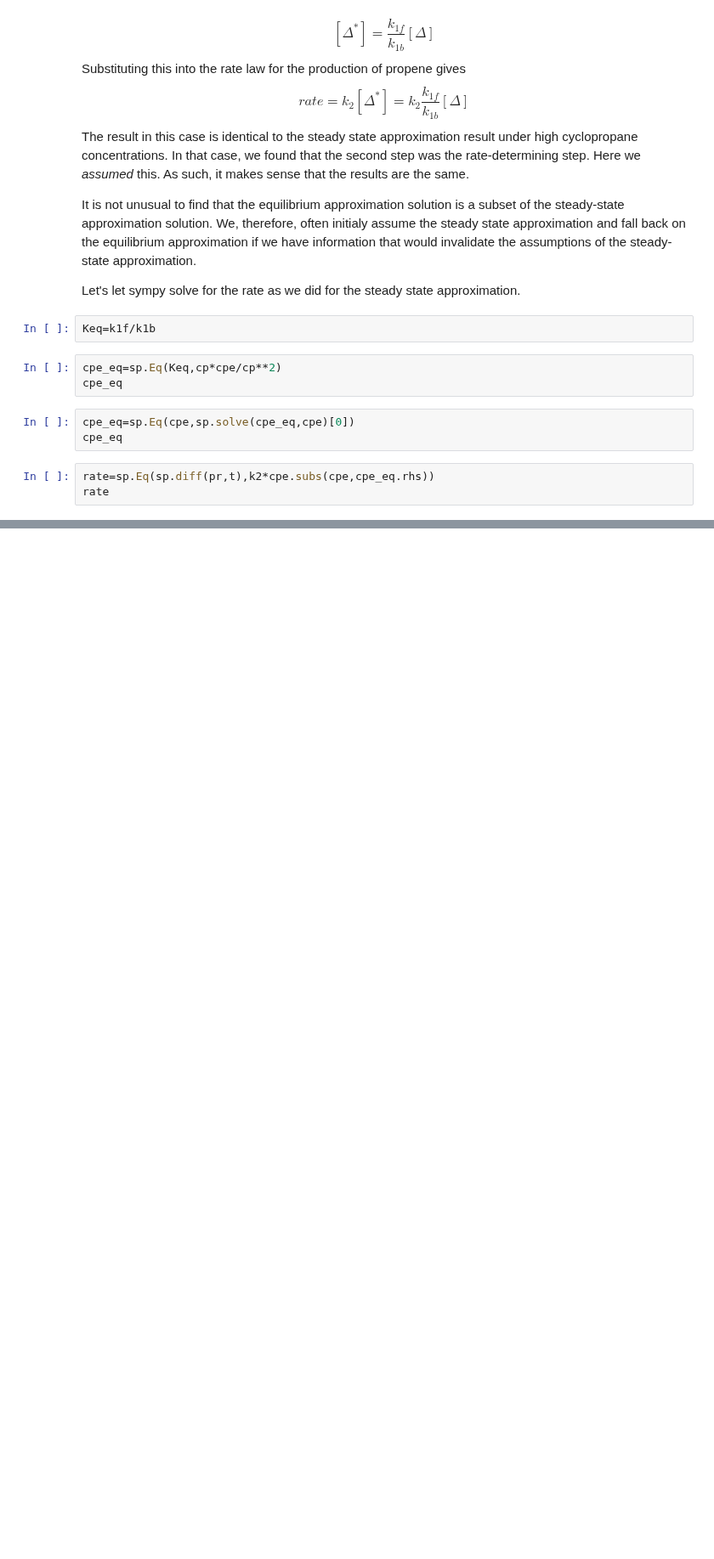
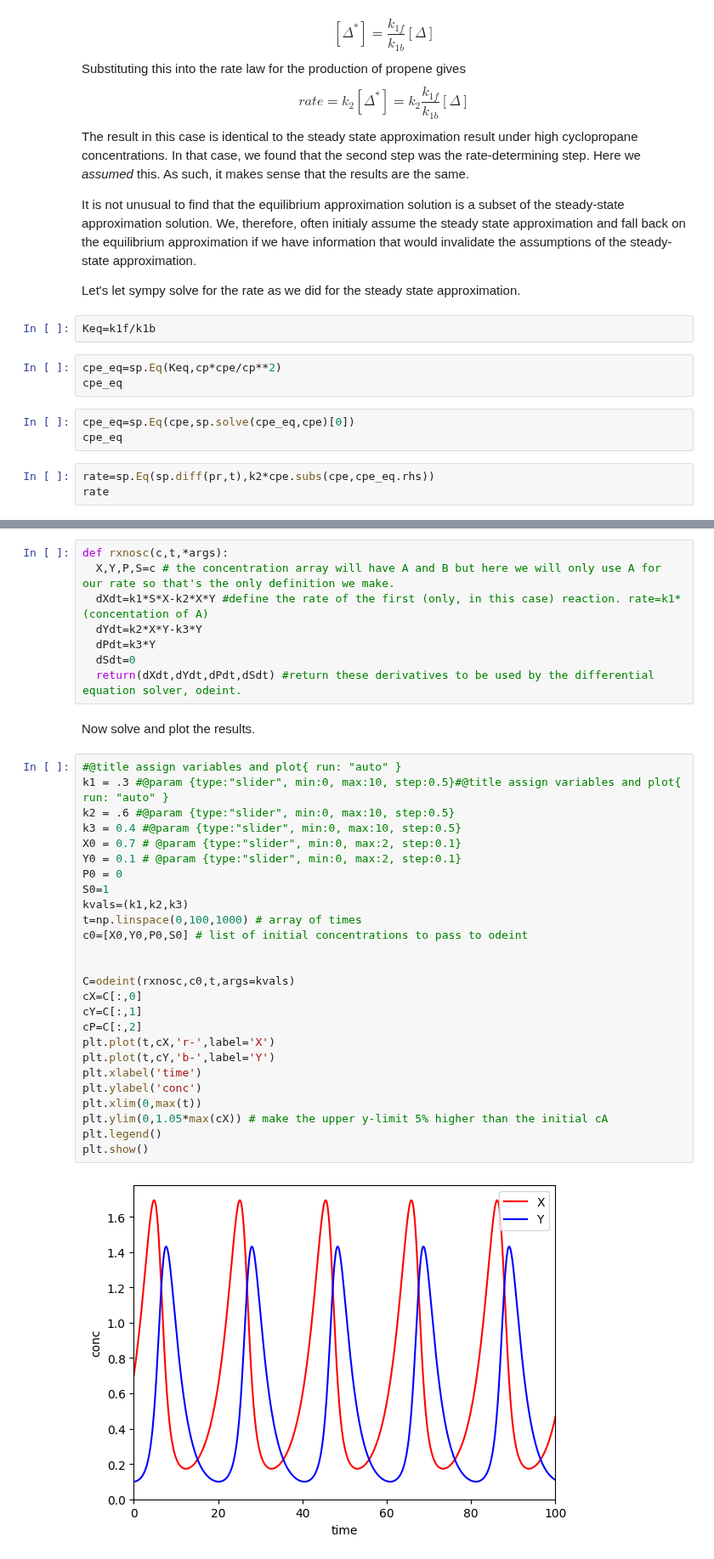
Before and after one commit to davis689/binder, a Jupyter notebook: CHEM452/Chemical_Kinetics.ipynb, the cells around one changed output, grey strips where cells are left out. Shown at 85% size. Cells and saved outputs as stored; diff of their text form; blank space fills up the shorter version.

```diff
--- a/CHEM452/Chemical_Kinetics.ipynb
+++ b/CHEM452/Chemical_Kinetics.ipynb
@@ -352,0 +362,38 @@ rate
+# %%
+def rxnosc(c,t,*args):
+  X,Y,P,S=c # the concentration array will have A and B but here we will only use A for our rate so that's the only definition we make.
+  dXdt=k1*S*X-k2*X*Y #define the rate of the first (only, in this case) reaction. rate=k1*(concentation of A)
+  dYdt=k2*X*Y-k3*Y
+  dPdt=k3*Y
+  dSdt=0
+  return(dXdt,dYdt,dPdt,dSdt) #return these derivatives to be used by the differential equation solver, odeint.
+# %% [markdown]
+Now solve and plot the results.
+# %%
+#@title assign variables and plot{ run: "auto" }
+k1 = .3 #@param {type:"slider", min:0, max:10, step:0.5}#@title assign variables and plot{ run: "auto" }
+k2 = .6 #@param {type:"slider", min:0, max:10, step:0.5}
+k3 = 0.4 #@param {type:"slider", min:0, max:10, step:0.5}
+X0 = 0.7 # @param {type:"slider", min:0, max:2, step:0.1}
+Y0 = 0.1 # @param {type:"slider", min:0, max:2, step:0.1}
+P0 = 0
+S0=1
+kvals=(k1,k2,k3)
+t=np.linspace(0,100,1000) # array of times
+c0=[X0,Y0,P0,S0] # list of initial concentrations to pass to odeint
+
+
+C=odeint(rxnosc,c0,t,args=kvals)
+cX=C[:,0]
+cY=C[:,1]
+cP=C[:,2]
+plt.plot(t,cX,'r-',label='X')
+plt.plot(t,cY,'b-',label='Y')
+plt.xlabel('time')
+plt.ylabel('conc')
+plt.xlim(0,max(t))
+plt.ylim(0,1.05*max(cX)) # make the upper y-limit 5% higher than the initial cA
+plt.legend()
+plt.show()
+# %% [output]
+[figure, added]
```
Also changed, not shown: parts of 6 cells of this notebook.
